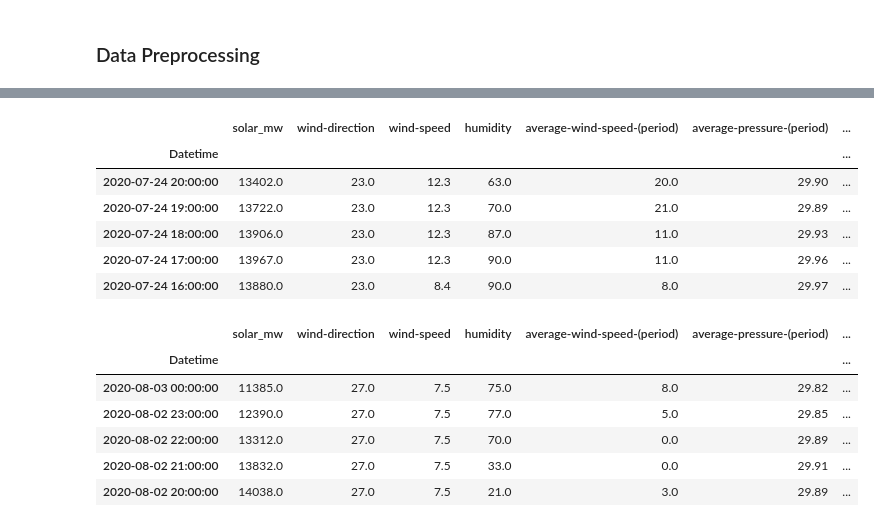
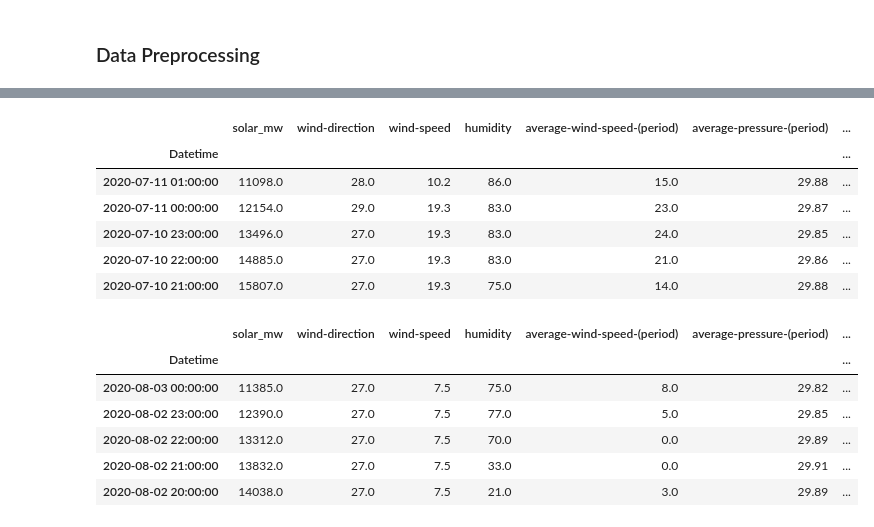
Before and after one commit to DoanDucThang0805/Total_Solar_Energy_Forecasting, a Jupyter notebook: src/XGboss.ipynb, the cells around one changed output, grey strips where cells are left out. Saved outputs shown, nothing was run; the diff lists cells and outputs as text; code cells hidden in the pictures.

```diff
--- a/src/XGboss.ipynb
+++ b/src/XGboss.ipynb
@@ -124,18 +132,18 @@ Data columns (total 7 columns):
 dtypes: float64(7)
 memory usage: 137.9 KB
 # %%
-train_rows = int(0.1 * len(df2))
+train_rows = int(0.25 * len(df2))
 test_df = df2.iloc[:train_rows]
 train_df = df2.iloc[train_rows:]
 train_df.head()
 # %% [output]
 |  | solar_mw | wind-direction | wind-speed | humidity | average-wind-speed-(period) | average-pressure-(period) | ... |
 | Datetime |  |  |  |  |  |  | ... |
-| 2020-07-24 20:00:00 | 13402.0 | 23.0 | 12.3 | 63.0 | 20.0 | 29.90 | ... |
-| 2020-07-24 19:00:00 | 13722.0 | 23.0 | 12.3 | 70.0 | 21.0 | 29.89 | ... |
-| 2020-07-24 18:00:00 | 13906.0 | 23.0 | 12.3 | 87.0 | 11.0 | 29.93 | ... |
-| 2020-07-24 17:00:00 | 13967.0 | 23.0 | 12.3 | 90.0 | 11.0 | 29.96 | ... |
-| 2020-07-24 16:00:00 | 13880.0 | 23.0 | 8.4 | 90.0 | 8.0 | 29.97 | ... |
+| 2020-07-11 01:00:00 | 11098.0 | 28.0 | 10.2 | 86.0 | 15.0 | 29.88 | ... |
+| 2020-07-11 00:00:00 | 12154.0 | 29.0 | 19.3 | 83.0 | 23.0 | 29.87 | ... |
+| 2020-07-10 23:00:00 | 13496.0 | 27.0 | 19.3 | 83.0 | 24.0 | 29.85 | ... |
+| 2020-07-10 22:00:00 | 14885.0 | 27.0 | 19.3 | 83.0 | 21.0 | 29.86 | ... |
+| 2020-07-10 21:00:00 | 15807.0 | 27.0 | 19.3 | 75.0 | 14.0 | 29.88 | ... |
 # %%
 test_df.head()
 # %% [output]
```
Also changed, not shown: parts of 10 cells of this notebook.
